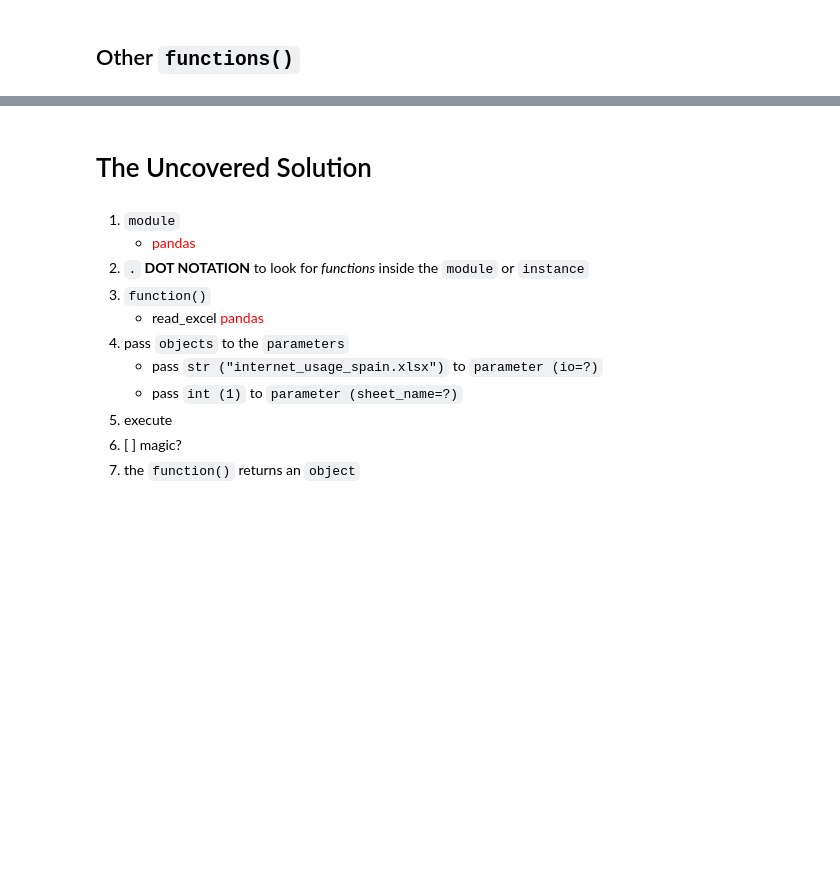
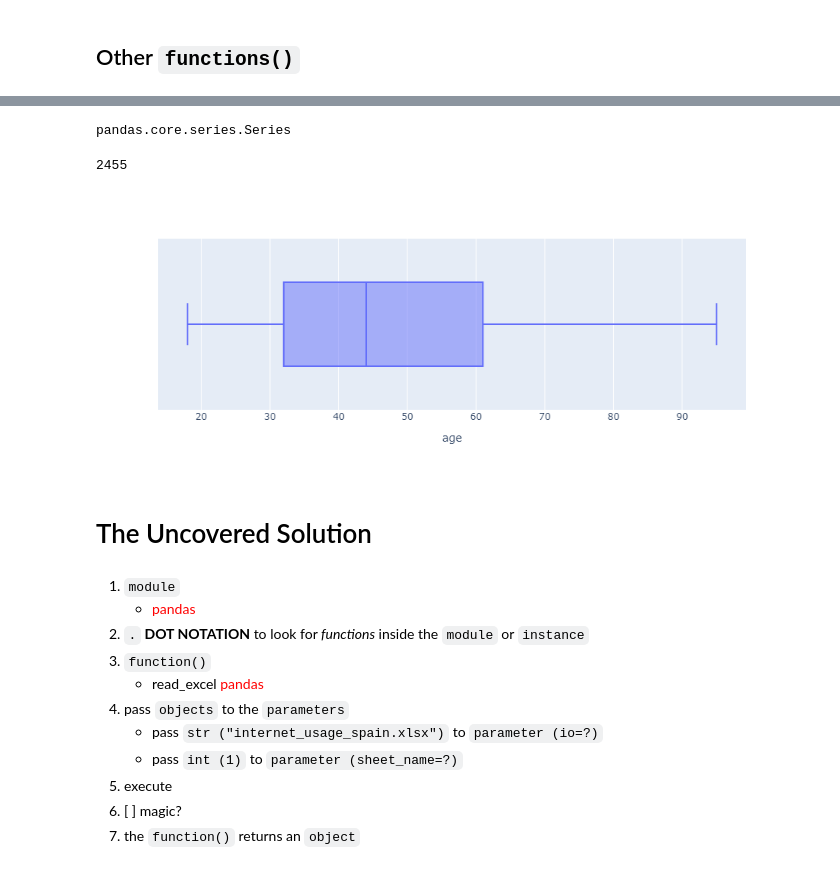
Before and after one commit to ccanalesr/resolving-python-data-science, a Jupyter notebook: 01_The Use of Functions/01_functions_session.ipynb, the cells around one changed output, grey strips where cells are left out. Drawn from its saved outputs; the diff is of its cells as text; code cells hidden in the pictures; blank space fills up the shorter version.

```diff
--- a/01_The Use of Functions/01_functions_session.ipynb
+++ b/01_The Use of Functions/01_functions_session.ipynb
@@ -354,3 +695,15 @@ In which order Python reads the line of code?
+# %%
+type(df.sex)
+# %% [output]
+pandas.core.series.Series
+# %%
+df.sex.count()
+# %% [output]
+2455
+# %%
+px.box(data_frame=df, x='age')
+# %% [output]
+[figure, added]
 # %% [markdown]
 # The Uncovered Solution
 # %% [markdown]
```
Also changed, not shown: parts of 56 cells of this notebook, 1 other file.
